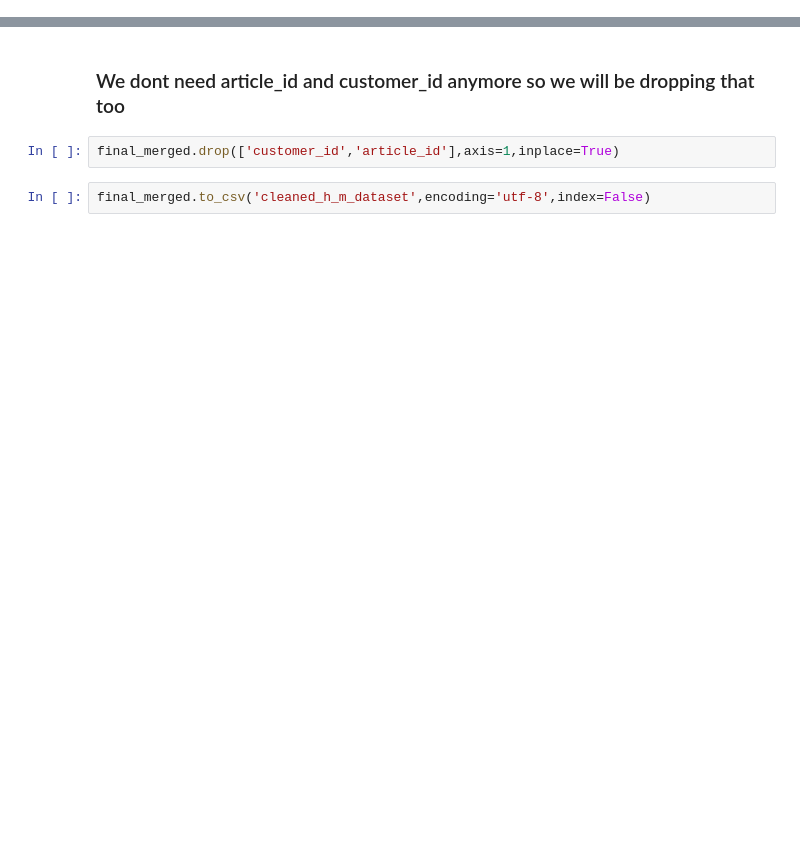
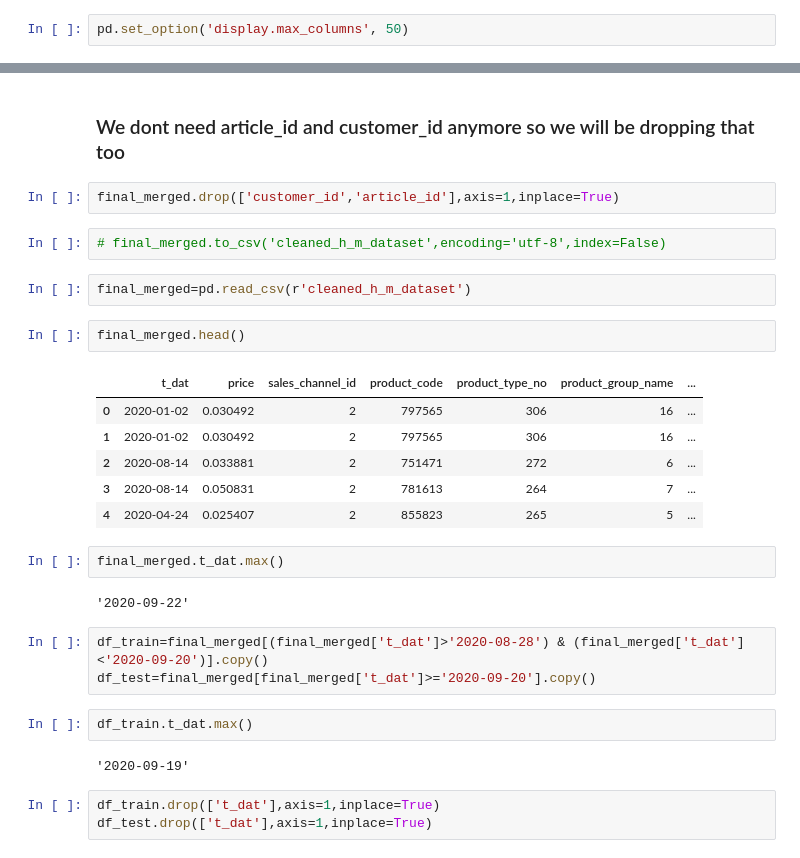
Before and after one commit to prajwalmani/H-M-Personalized-Fashion-Recommendations, a Jupyter notebook: h_m_prajwal.ipynb, the cells around one changed output, grey strips where cells are left out. Drawn from its saved outputs; the diff is of its cells as text; blank space fills up the shorter version.

```diff
--- a/h_m_prajwal.ipynb
+++ b/h_m_prajwal.ipynb
@@ -7,3 +13,5 @@ from sklearn import preprocessing
+# %%
+pd.set_option('display.max_columns', 50)
 # %%
 articles_df=pd.read_csv(r'articles.csv')
 customers_df=pd.read_csv(r'customers.csv')
@@ -369,4 +146,29 @@ final_merged.head()
 # %%
 final_merged.drop(['customer_id','article_id'],axis=1,inplace=True)
 # %%
-final_merged.to_csv('cleaned_h_m_dataset',encoding='utf-8',index=False)
+# final_merged.to_csv('cleaned_h_m_dataset',encoding='utf-8',index=False)
+# %%
+final_merged=pd.read_csv(r'cleaned_h_m_dataset')
+# %%
+final_merged.head()
+# %% [output]
+|  | t_dat | price | sales_channel_id | product_code | product_type_no | product_group_name | ... |
+| 0 | 2020-01-02 | 0.030492 | 2 | 797565 | 306 | 16 | ... |
+| 1 | 2020-01-02 | 0.030492 | 2 | 797565 | 306 | 16 | ... |
+| 2 | 2020-08-14 | 0.033881 | 2 | 751471 | 272 | 6 | ... |
+| 3 | 2020-08-14 | 0.050831 | 2 | 781613 | 264 | 7 | ... |
+| 4 | 2020-04-24 | 0.025407 | 2 | 855823 | 265 | 5 | ... |
+# %%
+final_merged.t_dat.max()
+# %% [output]
+'2020-09-22'
+# %%
+df_train=final_merged[(final_merged['t_dat']>'2020-08-28') & (final_merged['t_dat']<'2020-09-20')].copy()
+df_test=final_merged[final_merged['t_dat']>='2020-09-20'].copy()
+# %%
+df_train.t_dat.max()
+# %% [output]
+'2020-09-19'
+# %%
+df_train.drop(['t_dat'],axis=1,inplace=True)
+df_test.drop(['t_dat'],axis=1,inplace=True)
```
Also changed, not shown: parts of 41 cells of this notebook.
